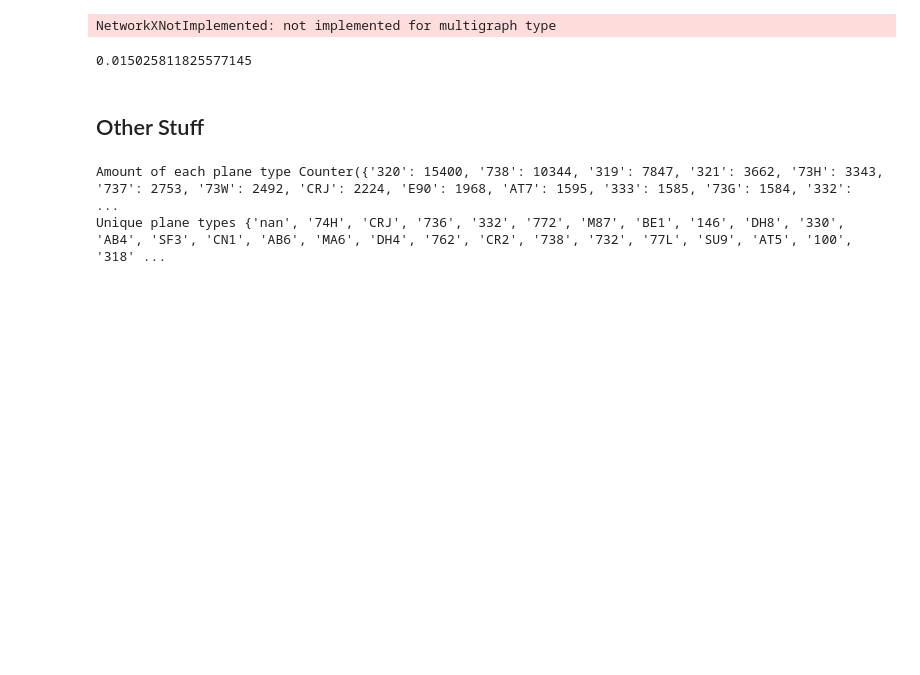
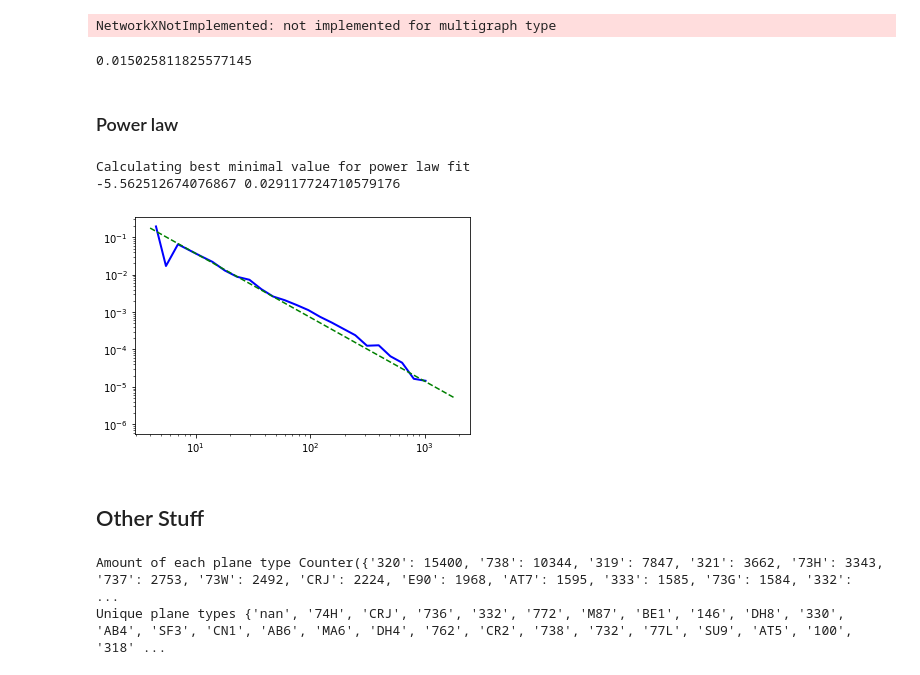
Before and after one commit to NicolaClark/TGNAP2021, a Jupyter notebook: notebooks/notebook.ipynb, the cells around one changed output. Cells and saved outputs as stored; diff of their text form; code cells hidden in the pictures; blank space fills up the shorter version.

```diff
--- a/notebooks/notebook.ipynb
+++ b/notebooks/notebook.ipynb
@@ -275,6 +290,19 @@ NetworkXNotImplemented: not implemented for multigraph type
 nx.global_reaching_centrality(G)
 # %% [output]
 0.015025811825577145
+# %% [markdown]
+### Power law
+# %%
+degree_sequence = sorted([d for n, d in G.degree()], reverse=True)
+fit = powerlaw.Fit(degree_sequence)
+fig2 = fit.plot_pdf(color='b', linewidth=2)
+fit.power_law.plot_pdf(color='g', linestyle='--', ax=fig2)
+R, p = fit.distribution_compare('power_law', 'lognormal')
+print (R, p)
+# %% [output]
+Calculating best minimal value for power law fit
+-5.562512674076867 0.029117724710579176
+[figure, added]
 # %% [markdown]
 ## Other Stuff
 # %%
```
Also changed, not shown: parts of 9 cells of this notebook, 1 other file.
